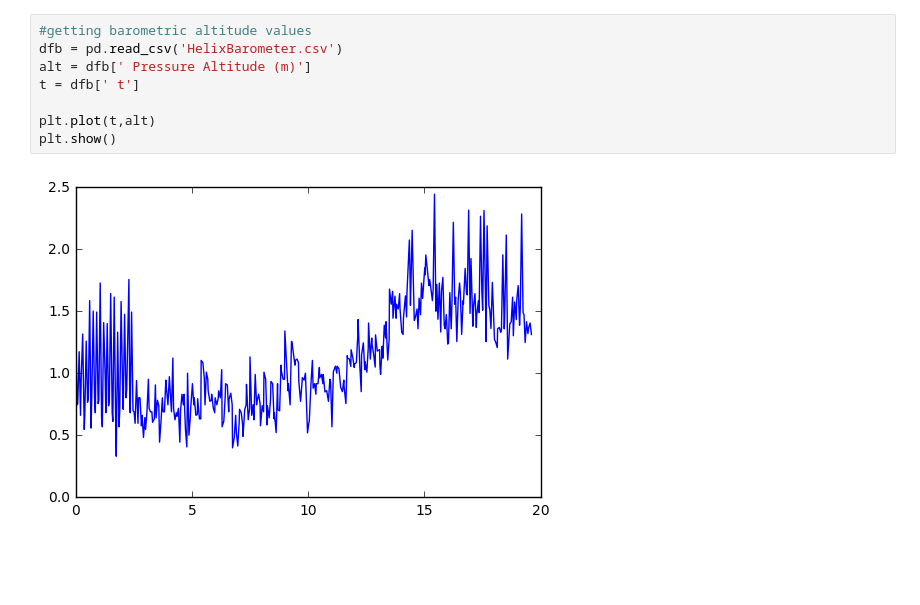
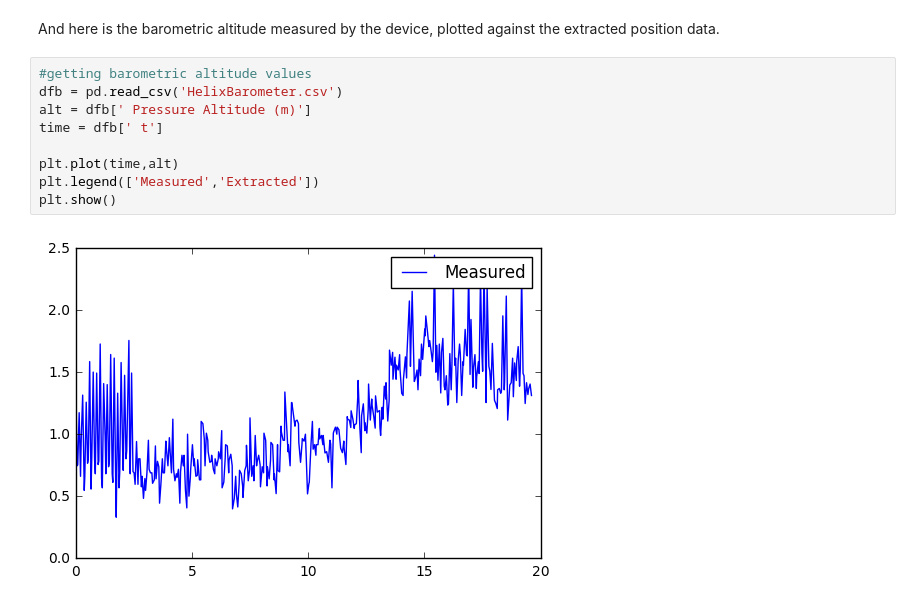
Before and after one commit to chapman-phys220-2016f/cw-05-saktill, a Jupyter notebook: CW5.ipynb, the cells around one changed output. Cells and saved outputs as stored; diff of their text form; blank space fills up the shorter version.

```diff
--- a/CW5.ipynb
+++ b/CW5.ipynb
@@ -44,10 +16,13 @@ plt.show()
+# %% [markdown]
+And here is the barometric altitude measured by the device, plotted against the extracted position data.
 # %%
 #getting barometric altitude values
 dfb = pd.read_csv('HelixBarometer.csv')
 alt = dfb[' Pressure Altitude (m)']
-t = dfb[' t']
+time = dfb[' t']
 
-plt.plot(t,alt)
+plt.plot(time,alt)
+plt.legend(['Measured','Extracted'])
 plt.show()
 # %% [output]
-[figure, old version]
+[figure, new version]
```
Also changed, not shown: parts of 9 cells of this notebook, 4 other files.
